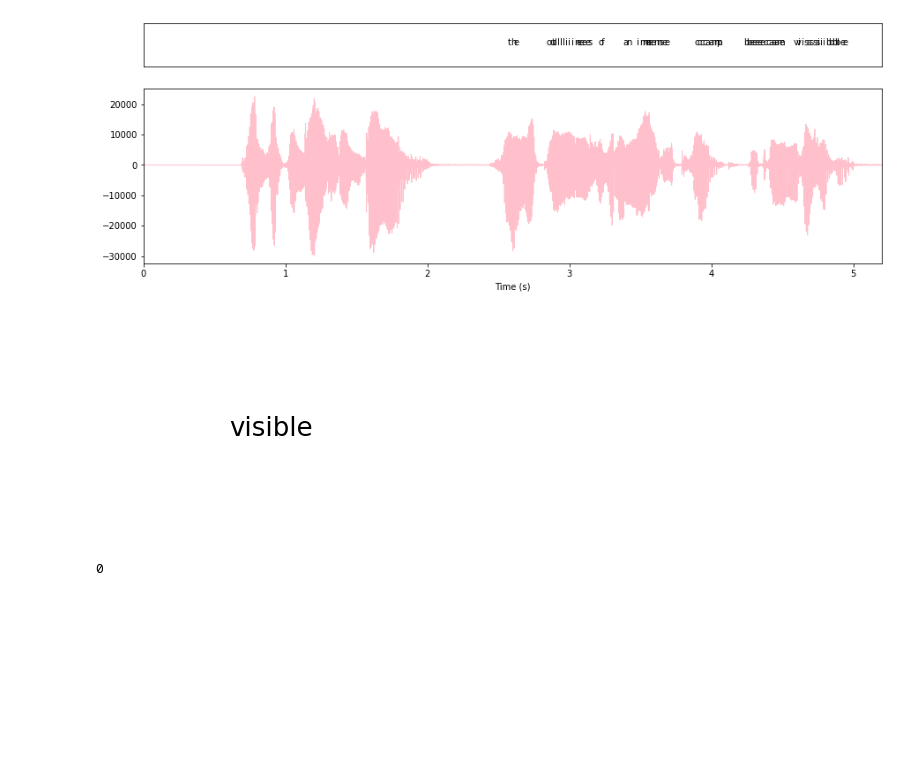
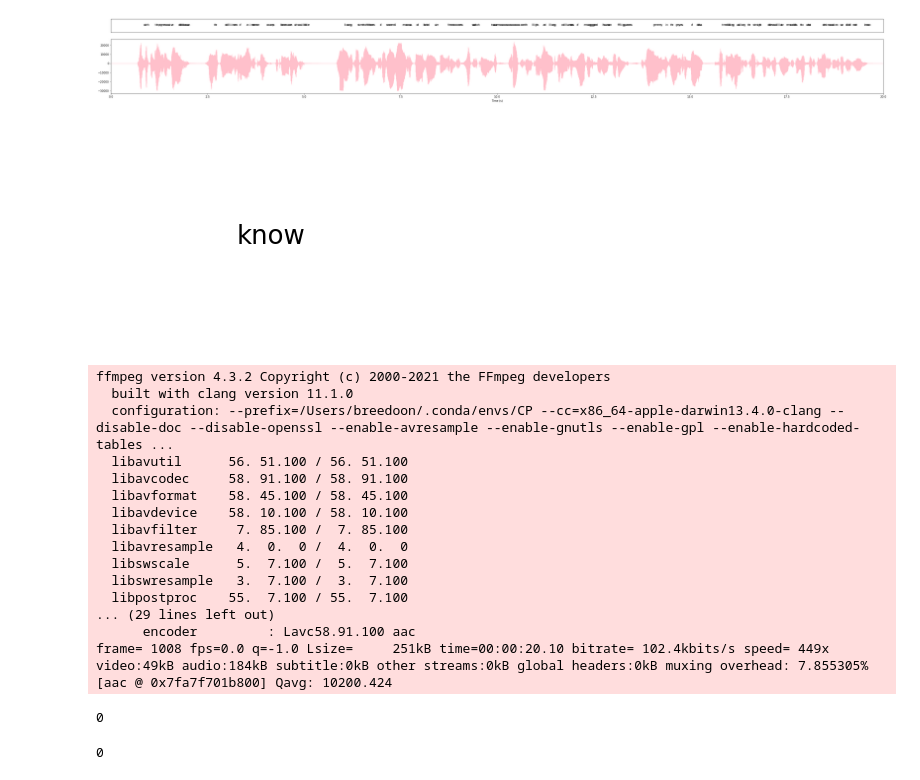
Before and after one commit to Breedoon/BookSync, a Jupyter notebook: __main__.ipynb, the cells around one changed output. Drawn from its saved outputs; the diff is of its cells as text; code cells hidden in the pictures; blank space fills up the shorter version.

Commit message:
Made a complete animation for 20-second file

```diff
--- a/__main__.ipynb
+++ b/__main__.ipynb
@@ -13,0 +7,21 @@ logits = infer_character_distribution(filepath)
+# %%
+from utils.audio_to_logits import infer_character_distribution, alphabet, STEP_MS
+
+filepath = 'audio/02-11-30.wav'
+# true_text = "with the progressive dawn the outlines of an immense camp became visible"
+#
+# logits = infer_character_distribution(filepath)
+
+files = [
+    filepath,
+    # 'audio/02-11-30-01.wav',
+    # 'audio/02-11-30-02.wav',
+    # 'audio/02-11-30-03.wav',
+]
+true_text = "With the progressive dawn, the outlines of an immense camp became visible: long stretches of several rows of " \
+            "barbed wire fences; watch towers; search lights; and long columns of ragged human figures, grey in the greyness of " \
+            "dawn, trekking along the straight desolate roads, to what destination we did not know"
+logit_list = list()
+for file in files:
+    logit_list.append(infer_character_distribution(file))
+logits = np.vstack(logit_list)
@@ -61,6 +85,6 @@ array([['-', 'a', 'y', '1.0', '0.0', '0.0'],
 # %%
-start_s, end_s = 0, 5.2  # seconds of start and end of the target clip
-start_t, end_t = int(start_s * 1000 / STEP_MS), int(end_s * 1000 / STEP_MS)
+start_s, end_s = 0, len(logits) * STEP_MS / 1000 # 5.2  # seconds of start and end of the target clip
+start_t, end_t = int(start_s * 1000 / STEP_MS), int(end_s * 1000 / STEP_MS) + 1 # +1 b/c end-exclusive
 
 probs = logits.copy()[start_t:end_t, :]  # the progressive dawn
 probs[:, 0] += probs[:, -1]  # mix spaces and blanks (for simplicity)
@@ -80,7 +104,10 @@ for i in range(1, len(probs)):
 # Surround with blanks b/c recording has silence in the beginning and at the end
 # and one of assumptions of DTW is that index of one array maps onto first index of the other array
 # transcript = ' with the progressive dawn '
-transcript = ' the outlines of an immense camp became visible '
+# transcript = ' the outlines of an immense camp became visible '
+# transcript = ' with the progressive dawn the outlines of an immense camp became visible '
+# remove non-alpha chars, make all lower case and pad with spaces
+transcript = ' ' + re.compile(r'[^a-zA-Z\ ]').sub('', true_text).lower() + ' '
 # transcript = ' ' + true_text + ' '
 
 trpt_ind_map = pd.Series(np.arange(len(alph)), index=alph)
@@ -113,5 +140,5 @@ from utils.fastdtw import fastdtw
 trpt_inds = trpt_ind_map[list(transcript)].values
 dist, path = fastdtw(np.arange(len(probs)), trpt_inds, radius=50,
                      dist=lambda mat_i, trpt_i: -probs[int(mat_i), int(trpt_i)])
-for i, j in path:
-    print(i, j, transcript[j])
+# for i, j in path:
+#     print(i, j, transcript[j])
@@ -152,30 +161,31 @@ def read_samples(wave_file, nb_frames):
 w = wave.open(filepath, 'r')
 samples = np.array(read_samples(w, w.getnframes()))
 # %%
-fig, [ax1, ax2] = plt.subplots(nrows=2, ncols=1, figsize=(15, 5), gridspec_kw=dict(height_ratios=[1, 4]))
+fig, [ax1, ax2] = plt.subplots(nrows=2, ncols=1, figsize=(end_t / 20, 5), gridspec_kw=dict(height_ratios=[1, 4]))
 
 sub_samples = samples[int(start_s * w.getframerate()):int(end_s * w.getframerate())].copy()
 
 t = np.linspace(0, len(sub_samples) / w.getframerate(), len(sub_samples))
 ax2.plot(t, sub_samples, color='pink', lw=1)
 
+ms_per_step = np.linspace(STEP_MS, STEP_MS, num=end_t)
 next_j = path[1][1]
 for i, (rec_i, trpt_i) in enumerate(path[:-1]):
     next_j = path[i + 1][1]
     if rec_i != next_j:
-        ax1.annotate(transcript[trpt_i], xy=(rec_i * 19.3 / 1000, 0.5))
+        ax1.annotate(transcript[trpt_i], xy=(rec_i * ms_per_step[rec_i] / 1000, 0.5))
     # print(i, j, transcript[i])
 
 ax2.set_xlim(0, t.max())
 ax1.set_xlim(0, t.max())
 
 ax2.set_xlabel('Time (s)')
 # hide axes for text
 ax1.axes.get_yaxis().set_visible(False)
 ax1.axes.get_xaxis().set_visible(False)
 plt.show()
 # %% [output]
-[figure, old version]
+[figure, new version]
 # %%
 from matplotlib import animation
 
@@ -204,11 +214,36 @@ def animate(step):
 anim = animation.FuncAnimation(plt.figure(),
                                animate,
                                frames=len(probs),
-                               interval=19.3,
+                               interval=STEP_MS,
                                blit=True)
-anim.save('out/animation-2.mp4', writer='ffmpeg')
+anim.save('out/animation.mp4', writer='ffmpeg')
 # %% [output]
-[figure, old version]
+[figure, new version]
+# %%
+import os
+
+# These ones are run for each batch
+cmd = f"ffmpeg -i out/animation.mp4 -i {filepath} -c:v copy -c:a aac out/out.mp4"
+os.system(cmd)
+# %% [output]
+ffmpeg version 4.3.2 Copyright (c) 2000-2021 the FFmpeg developers
+  built with clang version 11.1.0
+  configuration: --prefix=/Users/breedoon/.conda/envs/CP --cc=x86_64-apple-darwin13.4.0-clang --disable-doc --disable-openssl --enable-avresample --enable-gnutls --enable-gpl --enable-hardcoded-tables ...
+  libavutil      56. 51.100 / 56. 51.100
+  libavcodec     58. 91.100 / 58. 91.100
+  libavformat    58. 45.100 / 58. 45.100
+  libavdevice    58. 10.100 / 58. 10.100
+  libavfilter     7. 85.100 /  7. 85.100
+  libavresample   4.  0.  0 /  4.  0.  0
+  libswscale      5.  7.100 /  5.  7.100
+  libswresample   3.  7.100 /  3.  7.100
+  libpostproc    55.  7.100 / 55.  7.100
+... (29 lines left out)
+      encoder         : Lavc58.91.100 aac
+frame= 1008 fps=0.0 q=-1.0 Lsize=     251kB time=00:00:20.10 bitrate= 102.4kbits/s speed= 449x
+video:49kB audio:184kB subtitle:0kB other streams:0kB global headers:0kB muxing overhead: 7.855305%
+[aac @ 0x7fa7f701b800] Qavg: 10200.424
+0
 # %%
 import os
 
```
Also changed, not shown: parts of 8 cells of this notebook, 1 other file.
